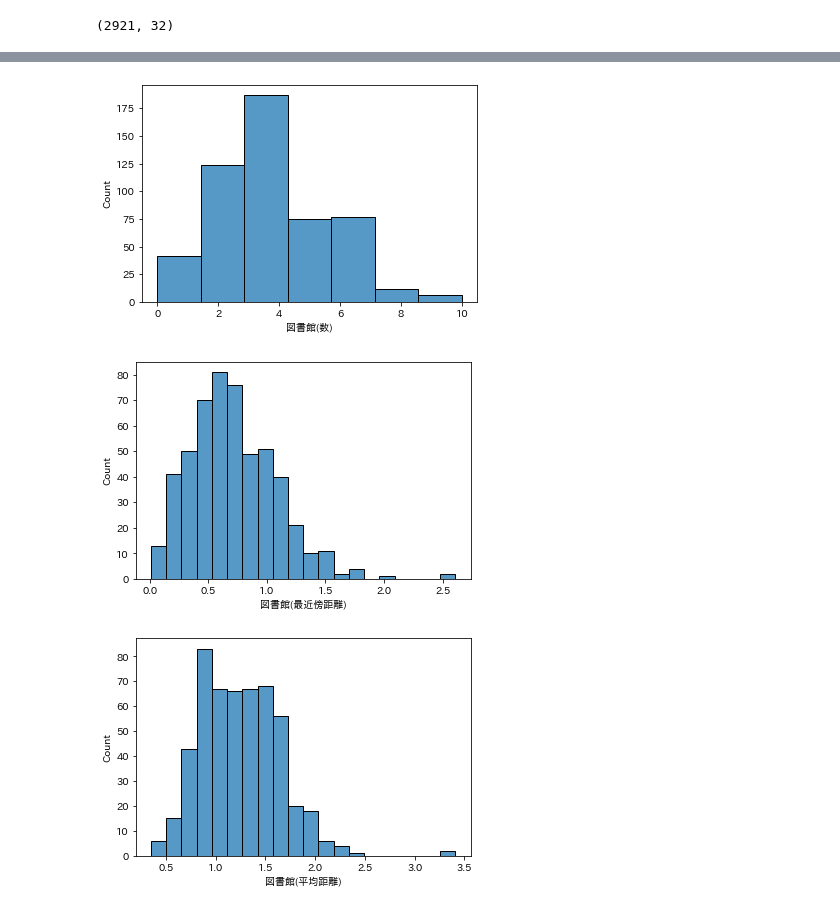
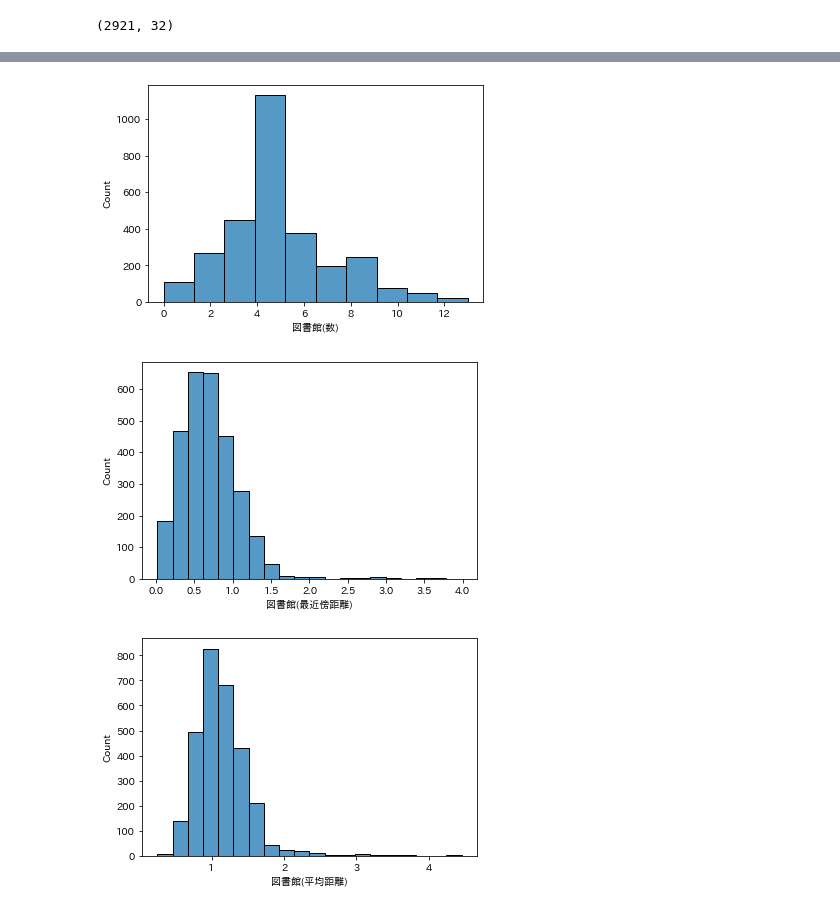
Before and after one commit to z-guard/analysis, a Jupyter notebook: notebooks/library.ipynb, the cells around one changed output, grey strips where cells are left out. Drawn from its saved outputs; the diff is of its cells as text; code cells hidden in the pictures.

```diff
--- a/notebooks/library.ipynb
+++ b/notebooks/library.ipynb
@@ -102,3 +98,13 @@ extract_columns = ['施設分類', '施設名', '市区町村名', '所在地',
 ## 0. 東京都
 - [公共施設一覧](https://catalog.data.metro.tokyo.lg.jp/dataset/t000003d0000000033/resource/27d1ce20-9023-4690-944c-5da47ed1427e)
 - [図書館](https://catalog.data.metro.tokyo.lg.jp/dataset/t000021d2000000003/resource/7108f0a3-0257-424a-9722-e84999a01392)
+# %%
+tokyo_library_url = 'https://www.opendata.metro.tokyo.lg.jp/kyouiku/R3/skshubetu_4.csv'
+df_tokyo_library = get_data_csv_url(tokyo_library_url, encoding='shift-jis')
+print(df_tokyo_library.shape)
+
+df_tokyo_library = df_tokyo_library[df_tokyo_library['施設名'].notna()]
+df_tokyo_library = df_tokyo_library[(~df_tokyo_library['施設名'].str.contains('閉館'))&(df_tokyo_library['区市町村名'].str.endswith('区'))]
+df_tokyo_library['施設名'] = df_tokyo_library['施設名'].str.replace('＊\?', '', regex=True).str.replace('\?\?', '', regex=True)
+df_tokyo_library = df_tokyo_library.rename(columns={'施設区分':'施設分類', '区市町村名':'市区町村名'})[extract_columns].reset_index(drop=True)
+print(df_tokyo_library.shape)
@@ -221,10 +228,12 @@ print(df_nerima_library.shape)
 |22|葛飾区| |
 |23|江戸川区| |
 # %%
-df_library_master = pd.concat([
-    df_minato_library,
-    df_sumida_library,
-    df_nerima_library,
-    df_taito_library,
-]).reset_index(drop=True)
-print(df_library_master.shape)
+# df_library_master = pd.concat([
+#     df_minato_library,
+#     df_sumida_library,
+#     df_nerima_library,
+#     df_taito_library,
+# ]).reset_index(drop=True)
+# print(df_library_master.shape)
+
+df_library_master = df_tokyo_library
@@ -244,5 +251,5 @@ df_library_master.to_csv(os.path.join(DIR_NAME, 'library_master.csv'), index=Fal
 # %%
 # データがある区をリストアップ
 sr_library_count = df_library_master[df_library_master['施設分類'] == '図書館']['市区町村名'].value_counts()
-ward_list = list(sr_library_count[sr_library_count > 5].index)
-ward_list
+ward_list = list(sr_library_count.index)
+assert len(ward_list) == 23
@@ -256,4 +261,5 @@ print(population_master.shape)
 # %% [output]
 (2921, 32)
 # %%
-df_tokyo_district_master = population_master[population_master['市区町村名'].isin(ward_list)][['市区町村名', '町名', '町丁目', '緯度', '経度']].copy()
+df_tokyo_district_master = population_master[population_master['市区町村名'].isin(ward_list)][['地域ID', '市区町村名', '町名', '町丁目', '緯度', '経度']].copy()
+print(df_tokyo_district_master.shape)
@@ -282,16 +290,16 @@ df_tokyo_district_master.head()
 # %%
-sns.histplot(df_tokyo_district_master['図書館(数)'], bins=7)
+sns.histplot(df_tokyo_district_master['図書館(数)'], bins=10)
 plt.show()
 # %% [output]
-[figure, old version]
+[figure, new version]
 # %%
 sns.histplot(df_tokyo_district_master['図書館(最近傍距離)'], bins=20)
 plt.show()
 # %% [output]
-[figure, old version]
+[figure, new version]
 # %%
 sns.histplot(df_tokyo_district_master['図書館(平均距離)'], bins=20)
 plt.show()
 # %% [output]
-[figure, old version]
+[figure, new version]
 # %%
```
Also changed, not shown: parts of 27 cells of this notebook.
